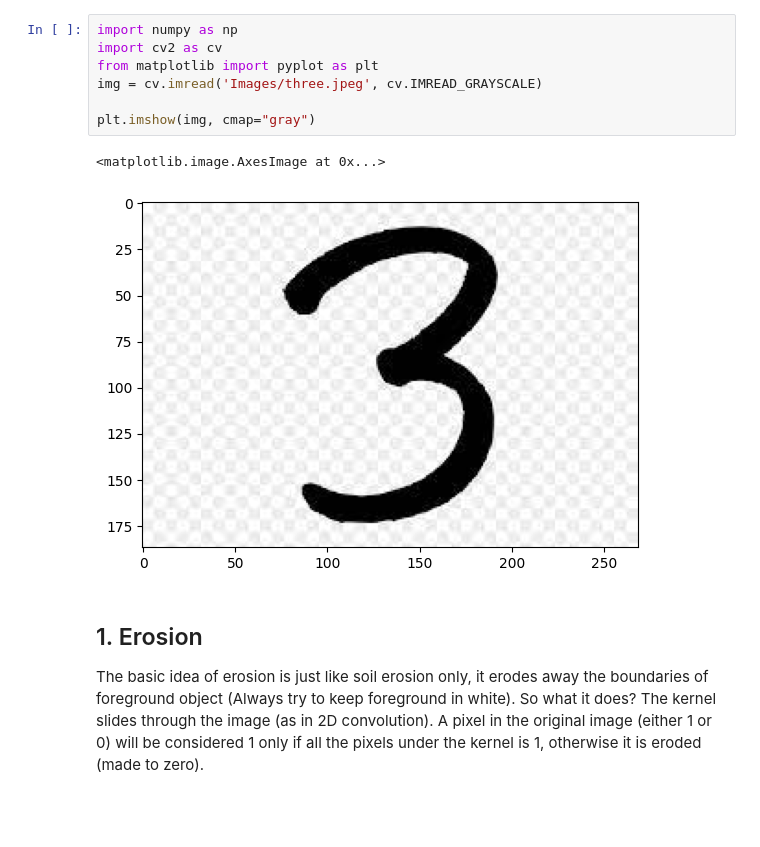
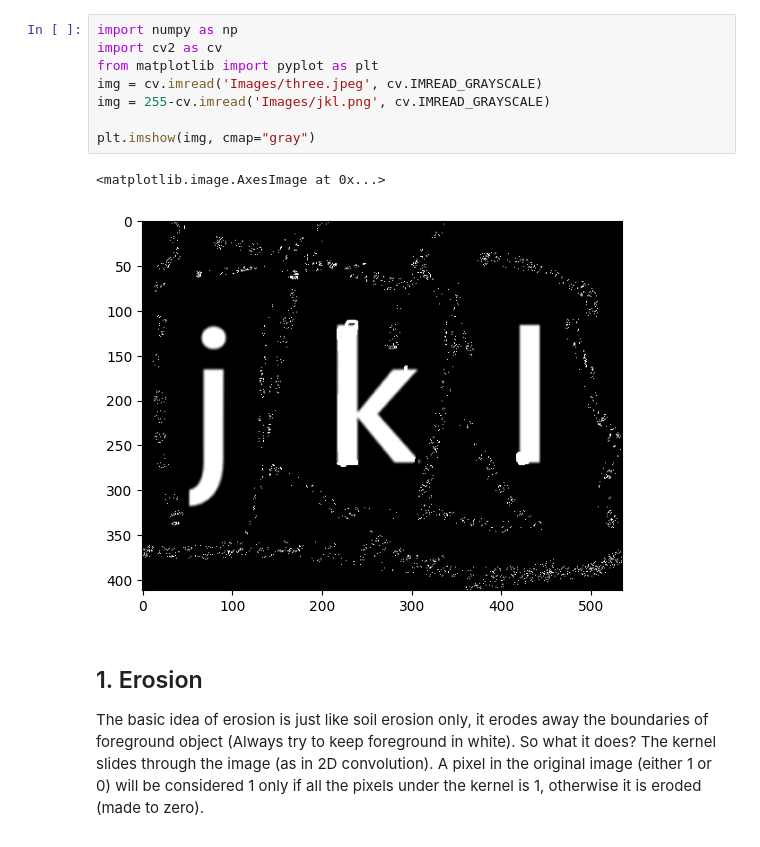
Before and after one commit to gangaholi/KSIT_CSE, a Jupyter notebook: 06_Morphological_Transformations.ipynb, the cells around one changed output. Cells and saved outputs as stored; diff of their text form; blank space fills up the shorter version.

```diff
--- a/06_Morphological_Transformations.ipynb
+++ b/06_Morphological_Transformations.ipynb
@@ -1,13 +1,14 @@
 # %%
 import numpy as np
 import cv2 as cv
 from matplotlib import pyplot as plt
 img = cv.imread('Images/three.jpeg', cv.IMREAD_GRAYSCALE)
+img = 255-cv.imread('Images/jkl.png', cv.IMREAD_GRAYSCALE)
 
 plt.imshow(img, cmap="gray")
 # %% [output]
 <matplotlib.image.AxesImage at 0x...>
-[figure, old version]
+[figure, new version]
 # %% [markdown]
 ## 1. Erosion
 The basic idea of erosion is just like soil erosion only, it erodes away the boundaries of foreground object (Always try to keep foreground in white). So what it does? The kernel slides through the image (as in 2D convolution). A pixel in the original image (either 1 or 0) will be considered 1 only if all the pixels under the kernel is 1, otherwise it is eroded (made to zero).
```
Also changed, not shown: parts of 13 cells of this notebook, 2 other files.
